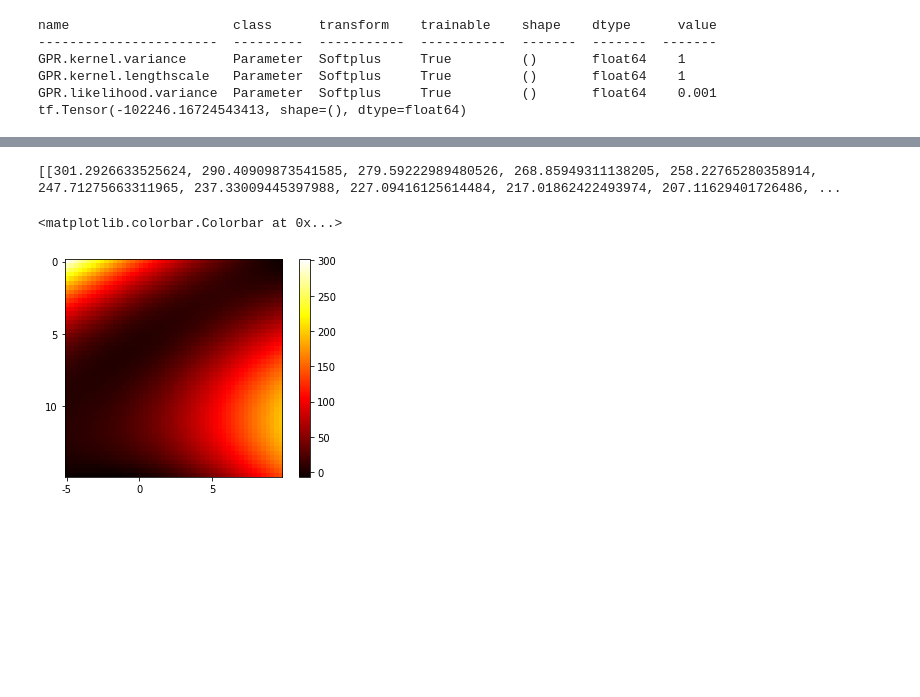
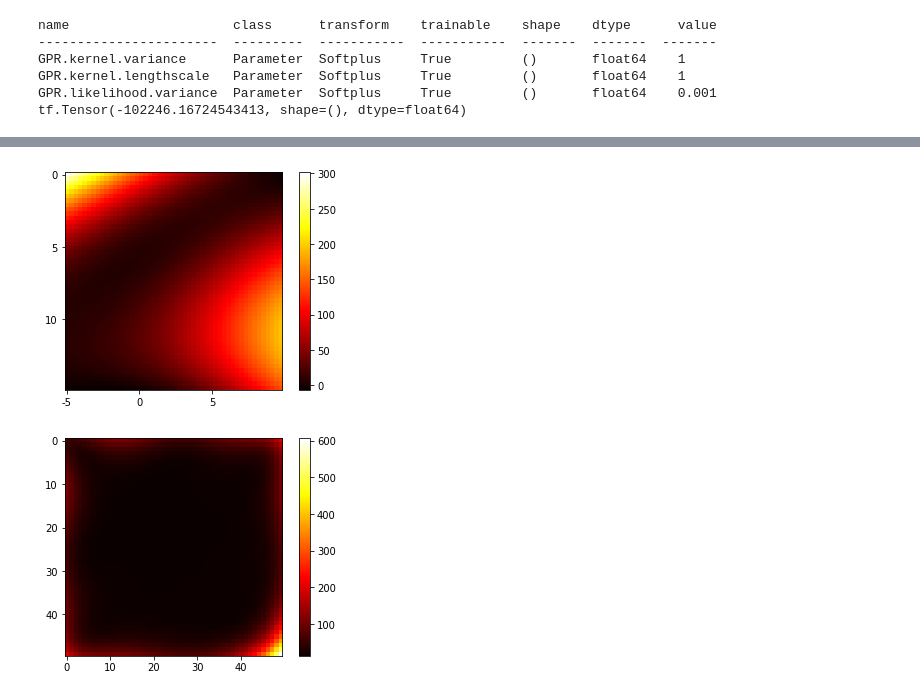
Before and after one commit to ShaneTong/cse515finalproject, a Jupyter notebook: CSE515T Project Branin.ipynb, the cells around one changed output, grey strips where cells are left out. Cells and saved outputs as stored; diff of their text form; code cells hidden in the pictures; blank space fills up the shorter version.

```diff
--- a/CSE515T Project Branin.ipynb
+++ b/CSE515T Project Branin.ipynb
@@ -75,19 +85,27 @@ x2 = np.linspace(0, 15, 50).reshape(50,1)
 #         #y_i.append(m1.predict_f(np.array([i,j]).reshape(1,2)))
 #         print(m1.predict_f(np.array([i,j]).reshape(1,2))[0].numpy()[0][0])
 #     y.append(y_i)
-y = [[m1.predict_f(np.array([i,j]).reshape(1,2))[0].numpy()[0][0] for j in x2] for i in x1]
-print(y)
+y_plot = [[m1.predict_f(np.array([i,j]).reshape(1,2))[0].numpy()[0][0] for j in x2] for i in x1]
-# %% [output]
-[[301.2926633525624, 290.40909873541585, 279.59222989480526, 268.85949311138205, 258.22765280358914, 247.71275663311965, 237.33009445397988, 227.09416125614484, 217.01862422493974, 207.11629401726486, ...
+# %%
+y_plot_2 = [[m1.predict_f(np.array([i,j]).reshape(1,2))[1].numpy()[0][0] for j in x2] for i in x1]
 # %%
 fig, ax = plt.subplots()
-im = ax.imshow(y, cmap='hot')
+im = ax.imshow(y_plot, cmap='hot')
 ax.set_xticks(np.arange(0,50,50/3))
 ax.set_xticklabels(np.arange(-5,10,5))
 ax.set_yticks(np.arange(0,50,50/3))
 ax.set_yticklabels(np.arange(0,15,5))
 plt.colorbar(im)
+plt.savefig('before_transform_posterior_mean.png')
+fig2, ax2 = plt.subplots()
+im2 = ax2.imshow(y_plot_2, cmap='hot')
+ax.set_xticks(np.arange(0,50,50/3))
+ax.set_xticklabels(np.arange(-5,10,5))
+ax.set_yticks(np.arange(0,50,50/3))
+ax.set_yticklabels(np.arange(0,15,5))
+plt.colorbar(im2)
+plt.savefig('before_transform_std.png')
 # %% [output]
-<matplotlib.colorbar.Colorbar at 0x...>
 [figure]
+[figure, added]
 # %%
```
Also changed, not shown: parts of 12 cells of this notebook, 11 other files.
